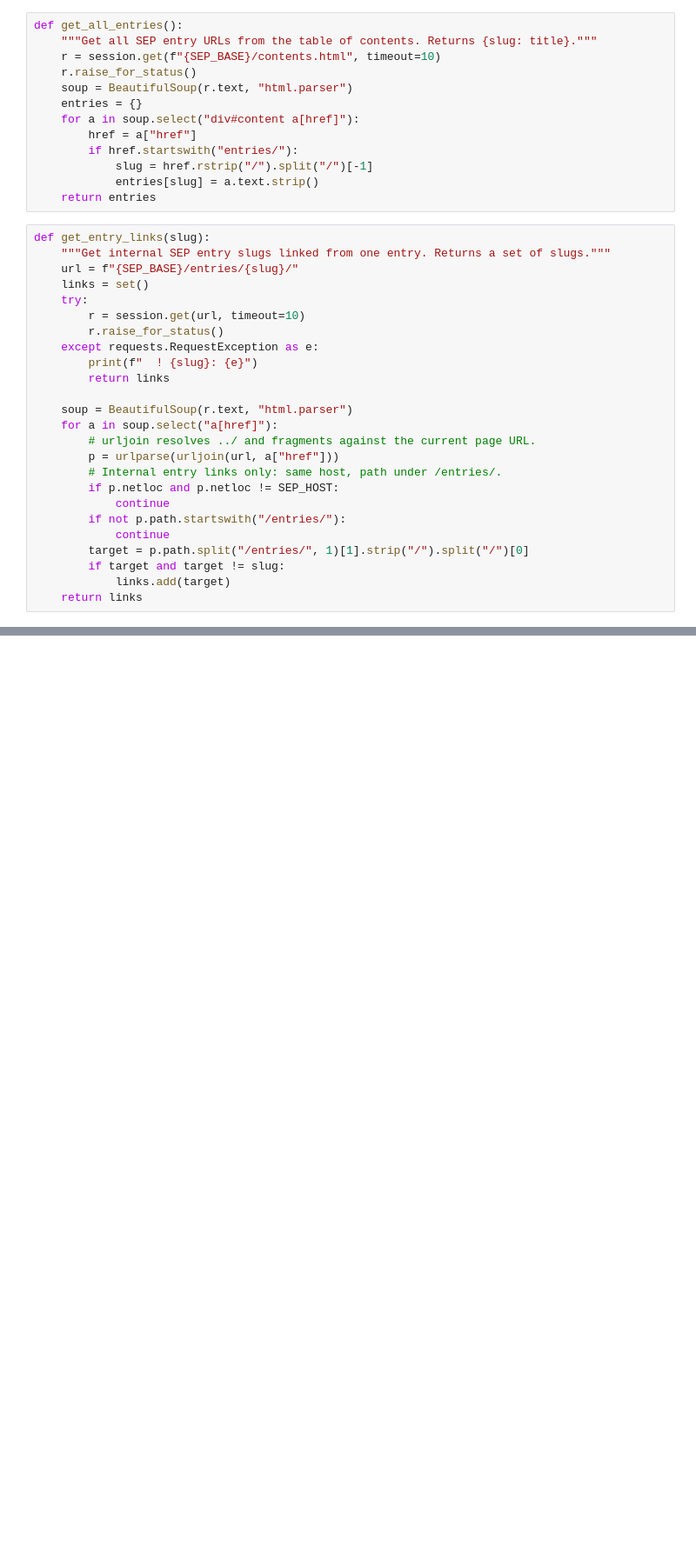
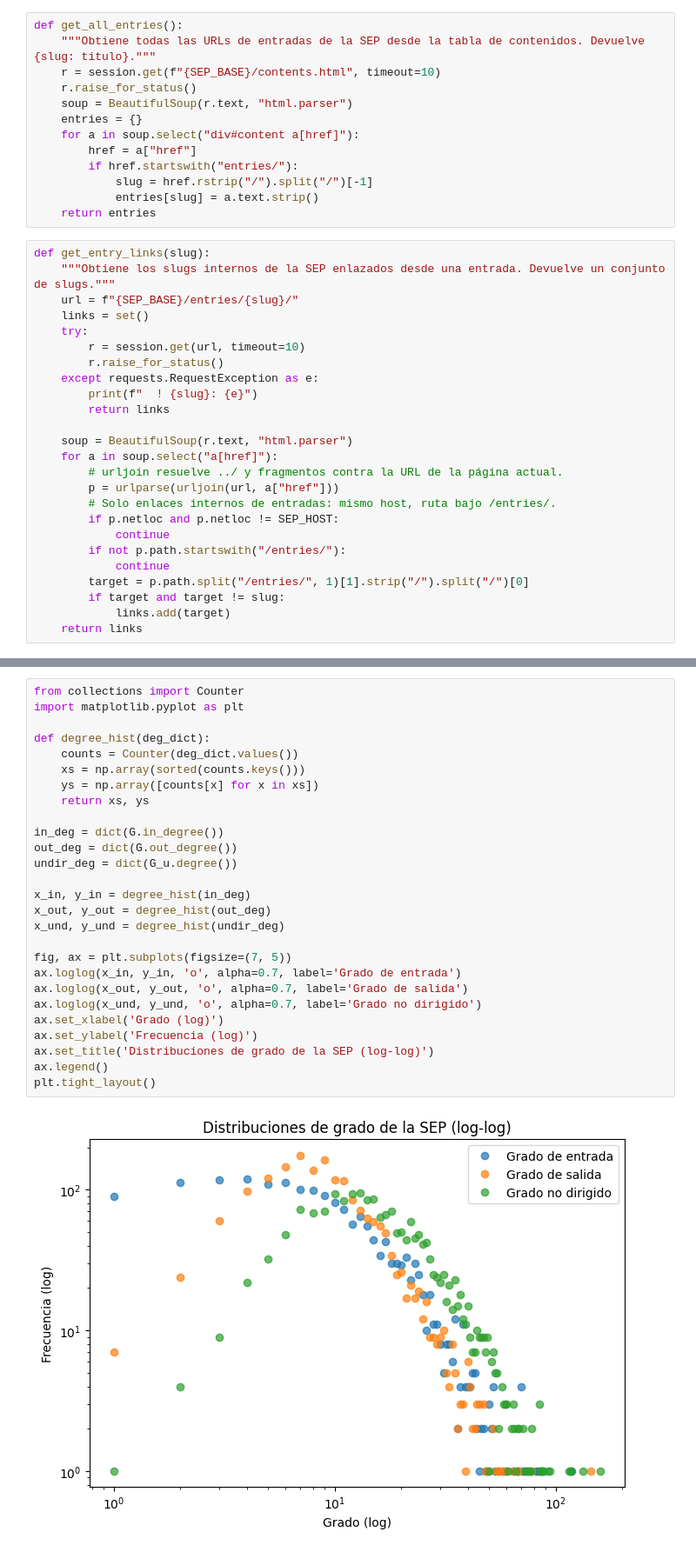
Before and after one commit to naranjo-jd/SEP-Network, a Jupyter notebook: clean.ipynb, the cells around one changed output, grey strips where cells are left out. Shown at 87% size. Cells and saved outputs as stored; diff of their text form; blank space fills up the shorter version.

```diff
--- a/clean.ipynb
+++ b/clean.ipynb
@@ -22,6 +61,6 @@ session.headers.update({
 # %%
 def get_all_entries():
-    """Get all SEP entry URLs from the table of contents. Returns {slug: title}."""
+    """Obtiene todas las URLs de entradas de la SEP desde la tabla de contenidos. Devuelve {slug: titulo}."""
     r = session.get(f"{SEP_BASE}/contents.html", timeout=10)
     r.raise_for_status()
     soup = BeautifulSoup(r.text, "html.parser")
@@ -34,7 +73,7 @@ def get_all_entries():
     return entries
 # %%
 def get_entry_links(slug):
-    """Get internal SEP entry slugs linked from one entry. Returns a set of slugs."""
+    """Obtiene los slugs internos de la SEP enlazados desde una entrada. Devuelve un conjunto de slugs."""
     url = f"{SEP_BASE}/entries/{slug}/"
     links = set()
     try:
@@ -46,9 +85,9 @@ def get_entry_links(slug):
 
     soup = BeautifulSoup(r.text, "html.parser")
     for a in soup.select("a[href]"):
-        # urljoin resolves ../ and fragments against the current page URL.
+        # urljoin resuelve ../ y fragmentos contra la URL de la página actual.
         p = urlparse(urljoin(url, a["href"]))
-        # Internal entry links only: same host, path under /entries/.
+        # Solo enlaces internos de entradas: mismo host, ruta bajo /entries/.
         if p.netloc and p.netloc != SEP_HOST:
             continue
         if not p.path.startswith("/entries/"):
@@ -175,0 +341,29 @@ print(df[df['slug'].isin(prestige_hubs)][['title','betweenness','pagerank']])
+# %%
+from collections import Counter
+import matplotlib.pyplot as plt
+
+def degree_hist(deg_dict):
+    counts = Counter(deg_dict.values())
+    xs = np.array(sorted(counts.keys()))
+    ys = np.array([counts[x] for x in xs])
+    return xs, ys
+
+in_deg = dict(G.in_degree())
+out_deg = dict(G.out_degree())
+undir_deg = dict(G_u.degree())
+
+x_in, y_in = degree_hist(in_deg)
+x_out, y_out = degree_hist(out_deg)
+x_und, y_und = degree_hist(undir_deg)
+
+fig, ax = plt.subplots(figsize=(7, 5))
+ax.loglog(x_in, y_in, 'o', alpha=0.7, label='Grado de entrada')
+ax.loglog(x_out, y_out, 'o', alpha=0.7, label='Grado de salida')
+ax.loglog(x_und, y_und, 'o', alpha=0.7, label='Grado no dirigido')
+ax.set_xlabel('Grado (log)')
+ax.set_ylabel('Frecuencia (log)')
+ax.set_title('Distribuciones de grado de la SEP (log-log)')
+ax.legend()
+plt.tight_layout()
+# %% [output]
+[figure, added]
```
Also changed, not shown: parts of 22 cells of this notebook, 2 other files.
